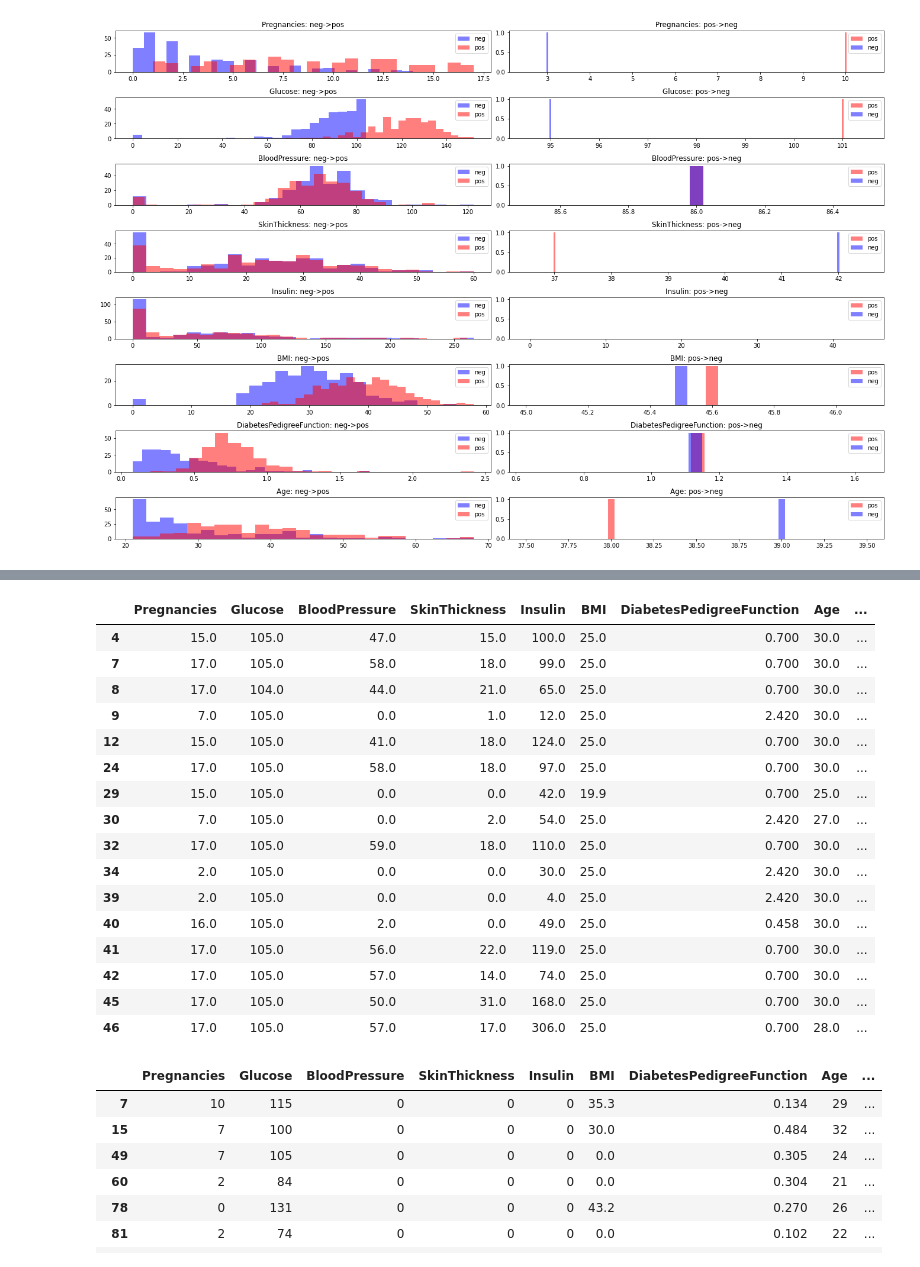
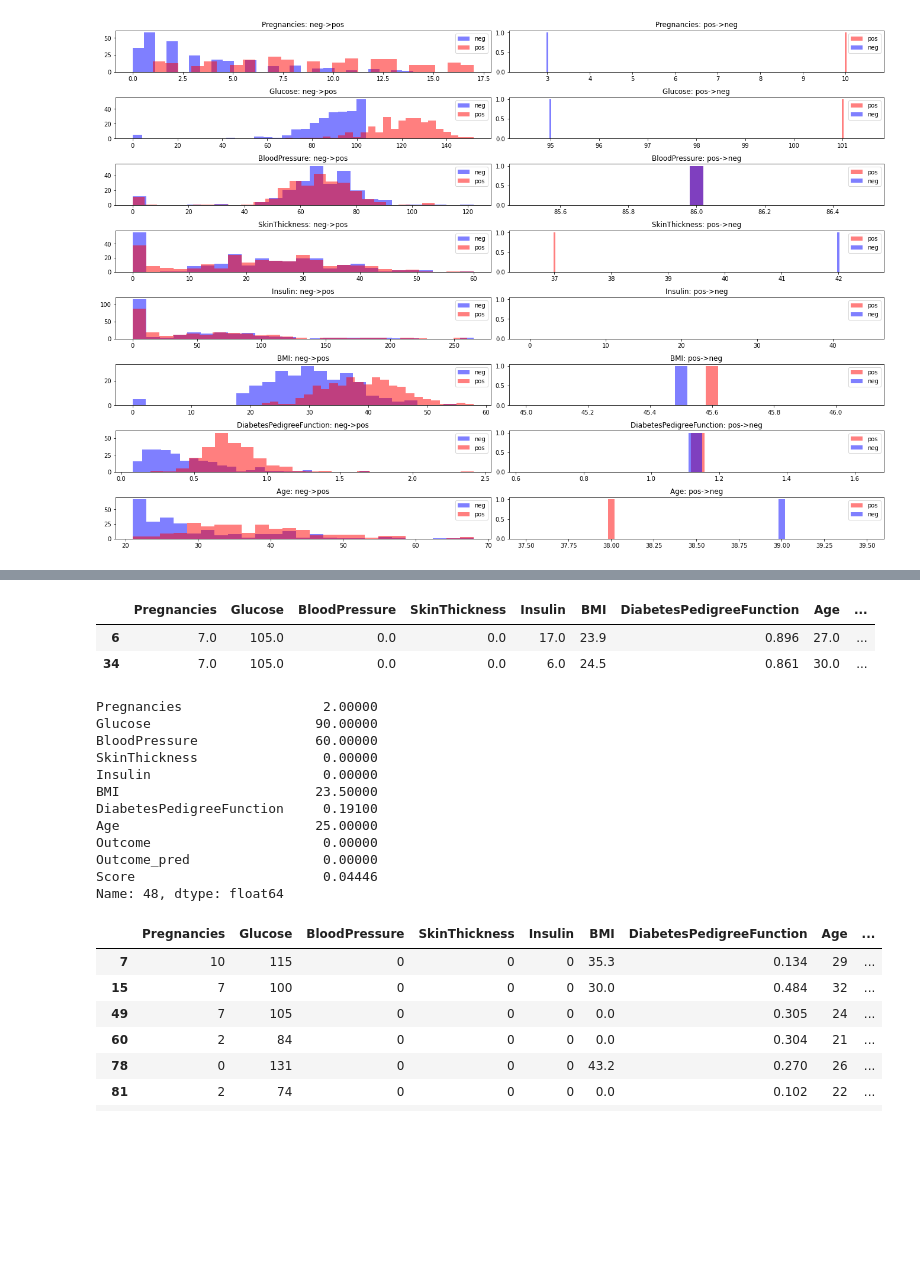
Before and after one commit to ChengFR/DECE-research, a Jupyter notebook: notebooks/diabetes-subset-cf.ipynb, the cells around one changed output, grey strips where cells are left out. Saved outputs shown, nothing was run; the diff lists cells and outputs as text; code cells hidden in the pictures; blank space fills up the shorter version.

```diff
--- a/notebooks/diabetes-subset-cf.ipynb
+++ b/notebooks/diabetes-subset-cf.ipynb
@@ -175,6 +162,6 @@ Total time cost: 0.553, validation rate: 1.000, average distance: 1.458, average
 # %%
 subset = {'Glucose': {'max': 105, 'min': 0}, 'BMI': {'max': 25, 'min': 0},
-          'Age': {'max': 30, 'min': 0}, 'DiabetesPedigreeFunction': {'max': 0.7, 'min': 0}}
+          'Age': {'max': 30, 'min': 0}, 'DiabetesPedigreeFunction': {'max': 1.5, 'min': 0}}
 subset_attr_cf = engine.generate_cfs_subset(subset, batch_size=128, post_step=10)
 fig = plt.gcf()
 fig.set_size_inches(18.5, 12.5)
@@ -200,24 +171,26 @@ Total time cost: 0.686, validation rate: 0.367, average distance: 1.146, average
 # %%
-cf = subset_attr_cf['Pregnancies'].get_cf()
-cf[cf['Outcome'] == 1]
+cf = subset_attr_cf['BMI'].get_cf()
+cf[(cf['Outcome'] == 1) & (cf['BMI'] < 25)]
 # %% [output]
 |  | Pregnancies | Glucose | BloodPressure | SkinThickness | Insulin | BMI | DiabetesPedigreeFunction | Age | ... |
-| 4 | 15.0 | 105.0 | 47.0 | 15.0 | 100.0 | 25.0 | 0.700 | 30.0 | ... |
-| 7 | 17.0 | 105.0 | 58.0 | 18.0 | 99.0 | 25.0 | 0.700 | 30.0 | ... |
-| 8 | 17.0 | 104.0 | 44.0 | 21.0 | 65.0 | 25.0 | 0.700 | 30.0 | ... |
-| 9 | 7.0 | 105.0 | 0.0 | 1.0 | 12.0 | 25.0 | 2.420 | 30.0 | ... |
-| 12 | 15.0 | 105.0 | 41.0 | 18.0 | 124.0 | 25.0 | 0.700 | 30.0 | ... |
-| 24 | 17.0 | 105.0 | 58.0 | 18.0 | 97.0 | 25.0 | 0.700 | 30.0 | ... |
-| 29 | 15.0 | 105.0 | 0.0 | 0.0 | 42.0 | 19.9 | 0.700 | 25.0 | ... |
-| 30 | 7.0 | 105.0 | 0.0 | 2.0 | 54.0 | 25.0 | 2.420 | 27.0 | ... |
-| 32 | 17.0 | 105.0 | 59.0 | 18.0 | 110.0 | 25.0 | 0.700 | 30.0 | ... |
-| 34 | 2.0 | 105.0 | 0.0 | 0.0 | 30.0 | 25.0 | 2.420 | 30.0 | ... |
-| 39 | 2.0 | 105.0 | 0.0 | 0.0 | 4.0 | 25.0 | 2.420 | 30.0 | ... |
-| 40 | 16.0 | 105.0 | 2.0 | 0.0 | 49.0 | 25.0 | 0.458 | 30.0 | ... |
-| 41 | 17.0 | 105.0 | 56.0 | 22.0 | 119.0 | 25.0 | 0.700 | 30.0 | ... |
-| 42 | 17.0 | 105.0 | 57.0 | 14.0 | 74.0 | 25.0 | 0.700 | 30.0 | ... |
-| 45 | 17.0 | 105.0 | 50.0 | 31.0 | 168.0 | 25.0 | 0.700 | 30.0 | ... |
-| 46 | 17.0 | 105.0 | 57.0 | 17.0 | 306.0 | 25.0 | 0.700 | 28.0 | ... |
+| 6 | 7.0 | 105.0 | 0.0 | 0.0 | 17.0 | 23.9 | 0.896 | 27.0 | ... |
+| 34 | 7.0 | 105.0 | 0.0 | 0.0 | 6.0 | 24.5 | 0.861 | 30.0 | ... |
+# %%
+instance = subset_attr_cf['Glucose'].get_instance()
+instance.loc[48, :]
+# %% [output]
+Pregnancies                  2.00000
+Glucose                     90.00000
+BloodPressure               60.00000
+SkinThickness                0.00000
+Insulin                      0.00000
+BMI                         23.50000
+DiabetesPedigreeFunction     0.19100
+Age                         25.00000
+Outcome                      0.00000
+Outcome_pred                 0.00000
+Score                        0.04446
+Name: 48, dtype: float64
 # %%
 data_df = dataset.get_sample(preprocess=False)
 data_df[data_df['BloodPressure'] < 5]
```
Also changed, not shown: parts of 8 cells of this notebook, 5 other files.
